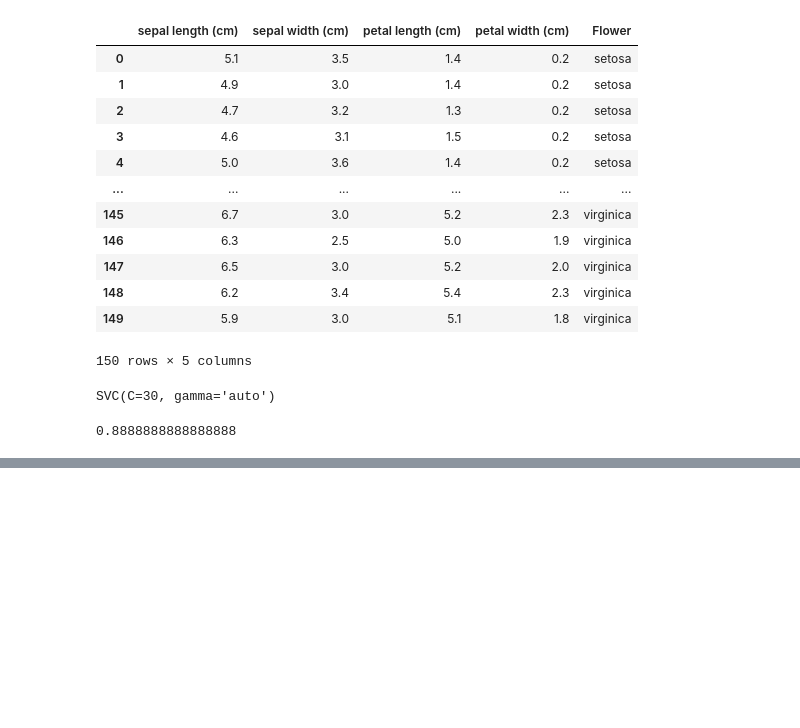
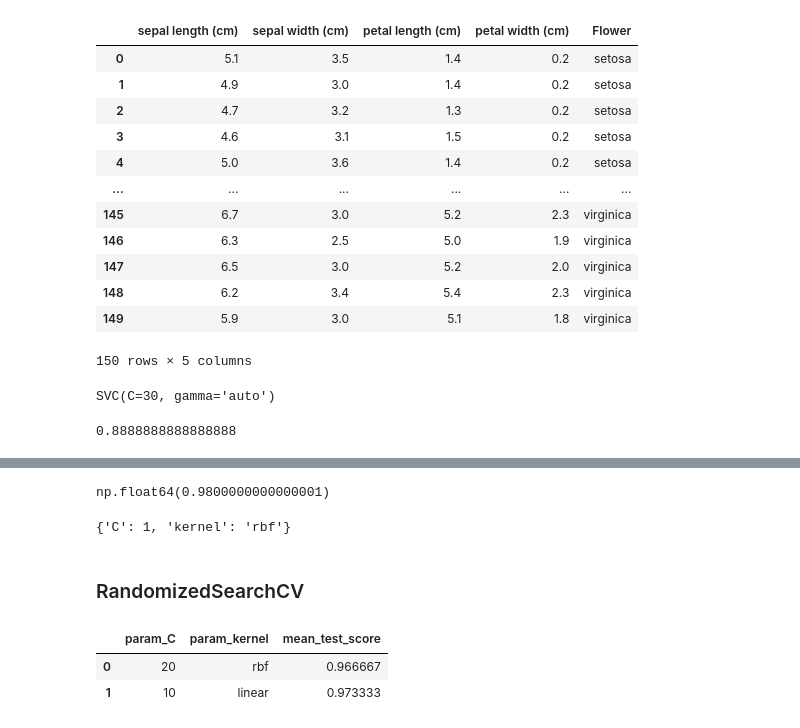
Before and after one commit to vichemchei/SKI-CITlearn_learner_projects, a Jupyter notebook: Hyper_parameter_Tuning_(GridSearchCV).ipynb, the cells around one changed output, grey strips where cells are left out. Drawn from its saved outputs; the diff is of its cells as text; code cells hidden in the pictures; blank space fills up the shorter version.

```diff
--- a/Hyper_parameter_Tuning_(GridSearchCV).ipynb
+++ b/Hyper_parameter_Tuning_(GridSearchCV).ipynb
@@ -77,0 +191,24 @@ model.score(X_test,y_test)
+# %%
+gsv.best_score_
+# %% [output]
+np.float64(0.9800000000000001)
+# %%
+gsv.best_params_
+# %% [output]
+{'C': 1, 'kernel': 'rbf'}
+# %% [markdown]
+### RandomizedSearchCV
+# %%
+from sklearn.model_selection import RandomizedSearchCV
+
+rsv = RandomizedSearchCV(SVC(gamma='auto'),{
+    'C': [1,10,20,30],
+    'kernel': ['rbf', 'linear']
+}, cv = 5, return_train_score= False,n_iter=2)
+
+rsv.fit(iris.data,iris.target)
+pd.DataFrame(rsv.cv_results_)[['param_C','param_kernel','mean_test_score']]
+# %% [output]
+|  | param_C | param_kernel | mean_test_score |
+| 0 | 20 | rbf | 0.966667 |
+| 1 | 10 | linear | 0.973333 |
```
Also changed, not shown: parts of 16 cells of this notebook.
